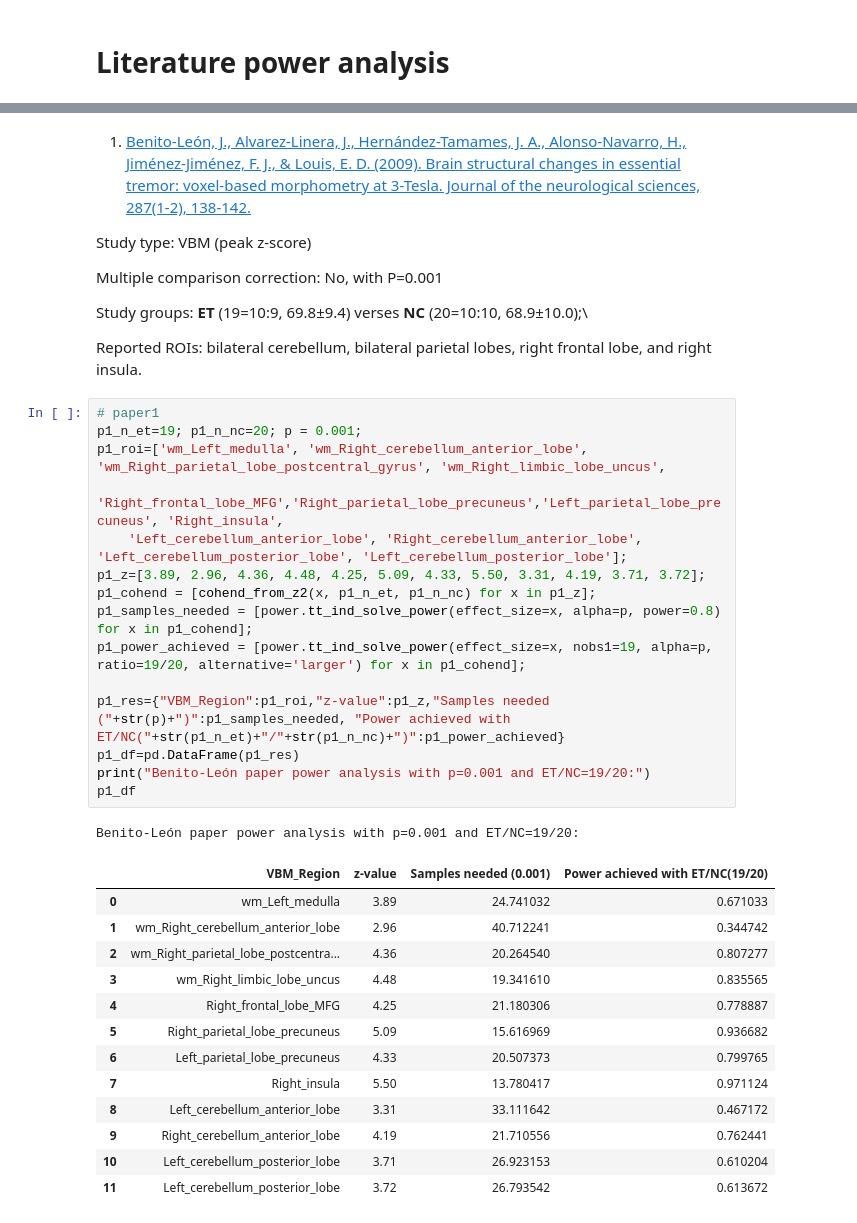
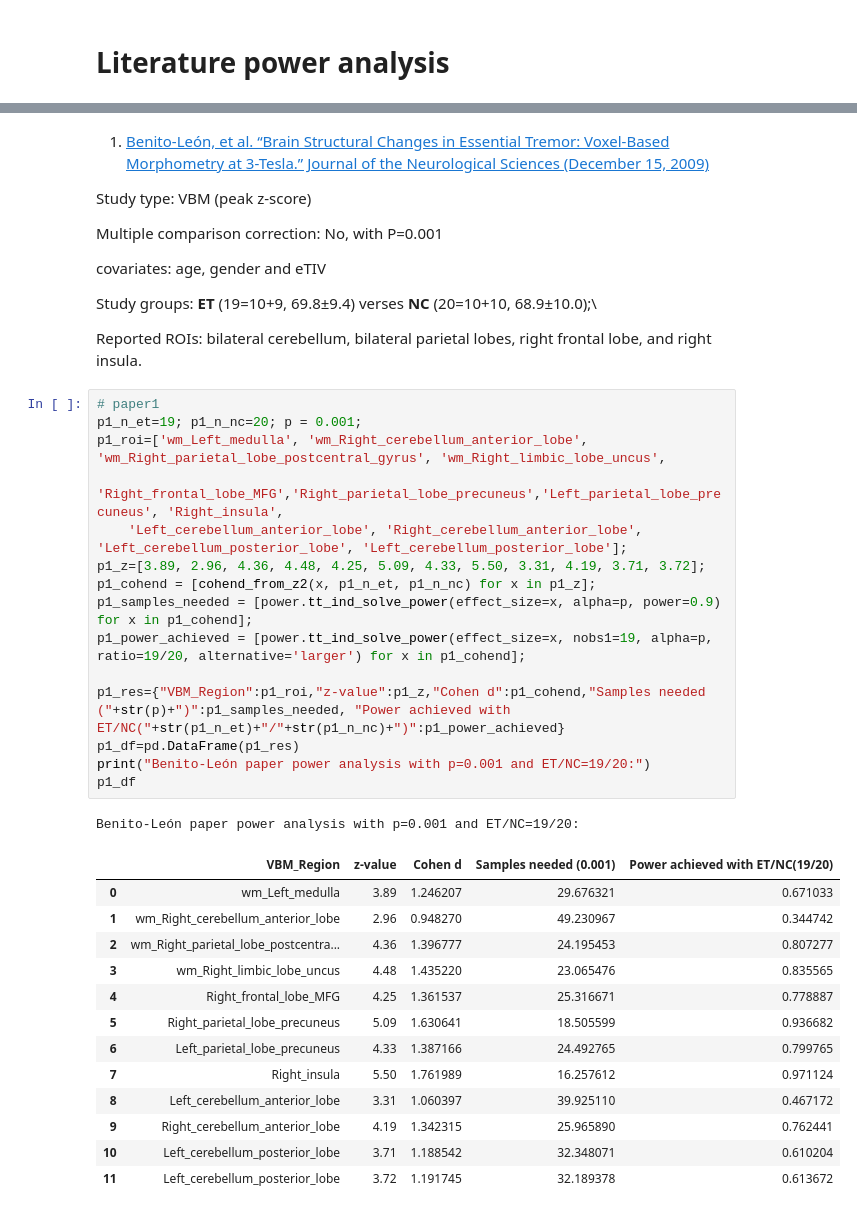
Before and after one commit to Vincent-wq/Replicability-of-PD-ICA, a Jupyter notebook: codes/devel/cerebellum_confounder/0_power_analysis.ipynb, the cells around one changed output, grey strips where cells are left out. Saved outputs shown, nothing was run; the diff lists cells and outputs as text.

```diff
--- a/codes/devel/cerebellum_confounder/0_power_analysis.ipynb
+++ b/codes/devel/cerebellum_confounder/0_power_analysis.ipynb
@@ -94,40 +89,42 @@ alpha=0.05, power=0.8, effect size=0.5: sample size: 63.765611775409525
 # %% [markdown]
-1. [Benito-León, J., Alvarez-Linera, J., Hernández-Tamames, J. A., Alonso-Navarro, H., Jiménez-Jiménez, F. J., & Louis, E. D. (2009). Brain structural changes in essential tremor: voxel-based morphometry at 3-Tesla. Journal of the neurological sciences, 287(1-2), 138-142.](https://pubmed.ncbi.nlm.nih.gov/19717167/)
+1. [Benito-León, et al. “Brain Structural Changes in Essential Tremor: Voxel-Based Morphometry at 3-Tesla.” Journal of the Neurological Sciences (December 15, 2009)](https://pubmed.ncbi.nlm.nih.gov/19717167/)
 
 Study type: VBM (peak z-score)
 
 Multiple comparison correction: No, with P=0.001
 
-Study groups: **ET** (19=10:9, 69.8±9.4) verses **NC** (20=10:10, 68.9±10.0);\
+covariates: age, gender and eTIV
+
+Study groups: **ET** (19=10+9, 69.8±9.4) verses **NC** (20=10+10, 68.9±10.0);\
 
 Reported ROIs: bilateral cerebellum, bilateral parietal lobes, right frontal lobe, and right insula.
 # %%
 # paper1
 p1_n_et=19; p1_n_nc=20; p = 0.001;
 p1_roi=['wm_Left_medulla', 'wm_Right_cerebellum_anterior_lobe', 'wm_Right_parietal_lobe_postcentral_gyrus', 'wm_Right_limbic_lobe_uncus',
         'Right_frontal_lobe_MFG','Right_parietal_lobe_precuneus','Left_parietal_lobe_precuneus', 'Right_insula',
     'Left_cerebellum_anterior_lobe', 'Right_cerebellum_anterior_lobe', 'Left_cerebellum_posterior_lobe', 'Left_cerebellum_posterior_lobe'];
 p1_z=[3.89, 2.96, 4.36, 4.48, 4.25, 5.09, 4.33, 5.50, 3.31, 4.19, 3.71, 3.72];
 p1_cohend = [cohend_from_z2(x, p1_n_et, p1_n_nc) for x in p1_z];
-p1_samples_needed = [power.tt_ind_solve_power(effect_size=x, alpha=p, power=0.8) for x in p1_cohend];
+p1_samples_needed = [power.tt_ind_solve_power(effect_size=x, alpha=p, power=0.9) for x in p1_cohend];
 p1_power_achieved = [power.tt_ind_solve_power(effect_size=x, nobs1=19, alpha=p, ratio=19/20, alternative='larger') for x in p1_cohend];
 
-p1_res={"VBM_Region":p1_roi,"z-value":p1_z,"Samples needed ("+str(p)+")":p1_samples_needed, "Power achieved with ET/NC("+str(p1_n_et)+"/"+str(p1_n_nc)+")":p1_power_achieved}
+p1_res={"VBM_Region":p1_roi,"z-value":p1_z,"Cohen d":p1_cohend,"Samples needed ("+str(p)+")":p1_samples_needed, "Power achieved with ET/NC("+str(p1_n_et)+"/"+str(p1_n_nc)+")":p1_power_achieved}
 p1_df=pd.DataFrame(p1_res)
 print("Benito-León paper power analysis with p=0.001 and ET/NC=19/20:")
 p1_df
 # %% [output]
 Benito-León paper power analysis with p=0.001 and ET/NC=19/20:
-|  | VBM_Region | z-value | Samples needed (0.001) | Power achieved with ET/NC(19/20) |
-| 0 | wm_Left_medulla | 3.89 | 24.741032 | 0.671033 |
-| 1 | wm_Right_cerebellum_anterior_lobe | 2.96 | 40.712241 | 0.344742 |
-| 2 | wm_Right_parietal_lobe_postcentra... | 4.36 | 20.264540 | 0.807277 |
-| 3 | wm_Right_limbic_lobe_uncus | 4.48 | 19.341610 | 0.835565 |
-| 4 | Right_frontal_lobe_MFG | 4.25 | 21.180306 | 0.778887 |
-| 5 | Right_parietal_lobe_precuneus | 5.09 | 15.616969 | 0.936682 |
-| 6 | Left_parietal_lobe_precuneus | 4.33 | 20.507373 | 0.799765 |
-| 7 | Right_insula | 5.50 | 13.780417 | 0.971124 |
-| 8 | Left_cerebellum_anterior_lobe | 3.31 | 33.111642 | 0.467172 |
-| 9 | Right_cerebellum_anterior_lobe | 4.19 | 21.710556 | 0.762441 |
-| 10 | Left_cerebellum_posterior_lobe | 3.71 | 26.923153 | 0.610204 |
-| 11 | Left_cerebellum_posterior_lobe | 3.72 | 26.793542 | 0.613672 |
+|  | VBM_Region | z-value | Cohen d | Samples needed (0.001) | Power achieved with ET/NC(19/20) |
+| 0 | wm_Left_medulla | 3.89 | 1.246207 | 29.676321 | 0.671033 |
+| 1 | wm_Right_cerebellum_anterior_lobe | 2.96 | 0.948270 | 49.230967 | 0.344742 |
+| 2 | wm_Right_parietal_lobe_postcentra... | 4.36 | 1.396777 | 24.195453 | 0.807277 |
+| 3 | wm_Right_limbic_lobe_uncus | 4.48 | 1.435220 | 23.065476 | 0.835565 |
+| 4 | Right_frontal_lobe_MFG | 4.25 | 1.361537 | 25.316671 | 0.778887 |
+| 5 | Right_parietal_lobe_precuneus | 5.09 | 1.630641 | 18.505599 | 0.936682 |
+| 6 | Left_parietal_lobe_precuneus | 4.33 | 1.387166 | 24.492765 | 0.799765 |
+| 7 | Right_insula | 5.50 | 1.761989 | 16.257612 | 0.971124 |
+| 8 | Left_cerebellum_anterior_lobe | 3.31 | 1.060397 | 39.925110 | 0.467172 |
+| 9 | Right_cerebellum_anterior_lobe | 4.19 | 1.342315 | 25.965890 | 0.762441 |
+| 10 | Left_cerebellum_posterior_lobe | 3.71 | 1.188542 | 32.348071 | 0.610204 |
+| 11 | Left_cerebellum_posterior_lobe | 3.72 | 1.191745 | 32.189378 | 0.613672 |
```
Also changed, not shown: parts of 10 cells of this notebook.
